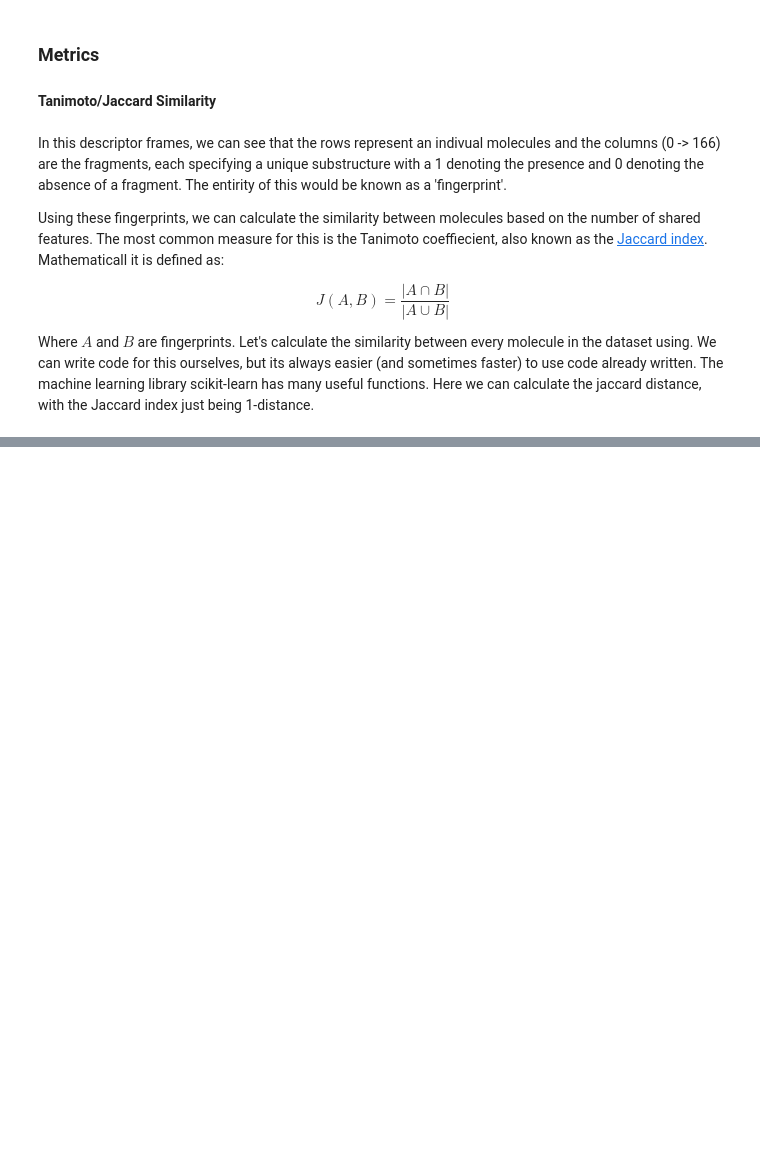
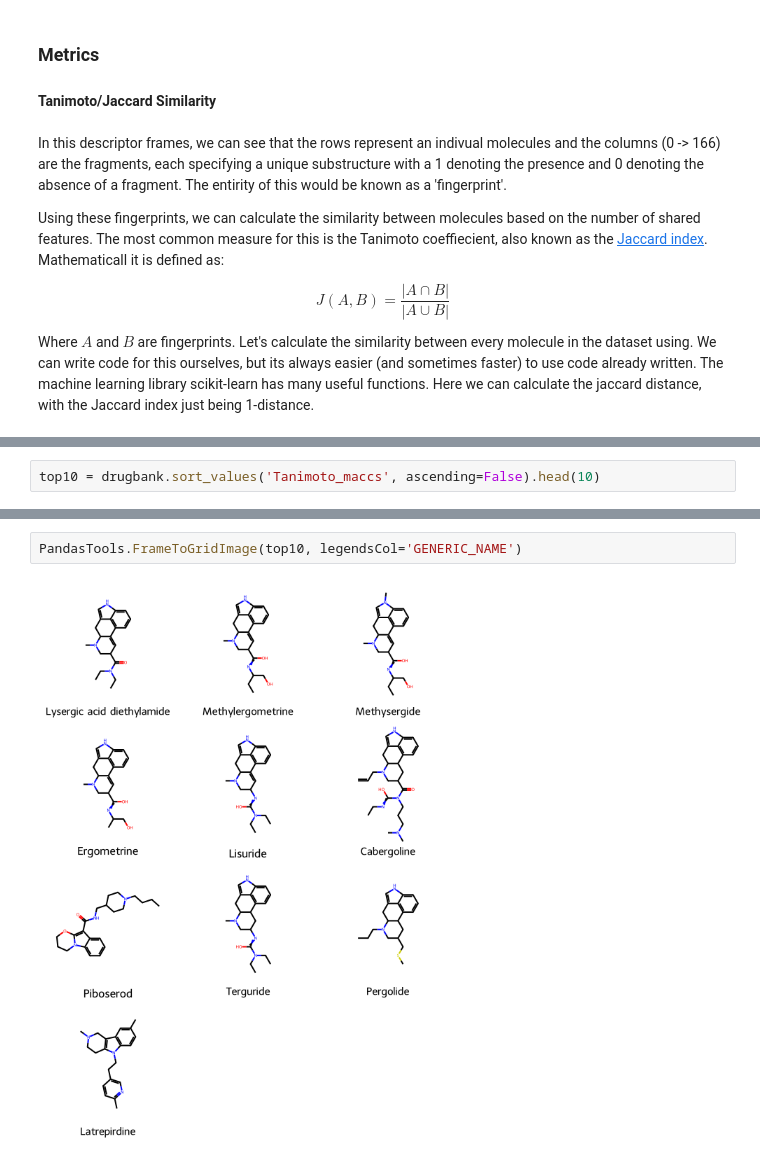
Before and after one commit to russodanielp/intro_cheminformatics, a Jupyter notebook: Lab 06 - Chemical Similarity/colab.ipynb, the cells around one changed output, grey strips where cells are left out. Saved outputs shown, nothing was run; the diff lists cells and outputs as text; blank space fills up the shorter version.

```diff
--- a/Lab 06 - Chemical Similarity/colab.ipynb
+++ b/Lab 06 - Chemical Similarity/colab.ipynb
@@ -244,0 +120,2 @@ plt.show()
+# %%
+top10 = drugbank.sort_values('Tanimoto_maccs', ascending=False).head(10)
@@ -244,0 +126,4 @@ plt.show()
+# %%
+PandasTools.FrameToGridImage(top10, legendsCol='GENERIC_NAME')
+# %% [output]
+[figure, added]
```
Also changed, not shown: parts of 30 cells of this notebook.
